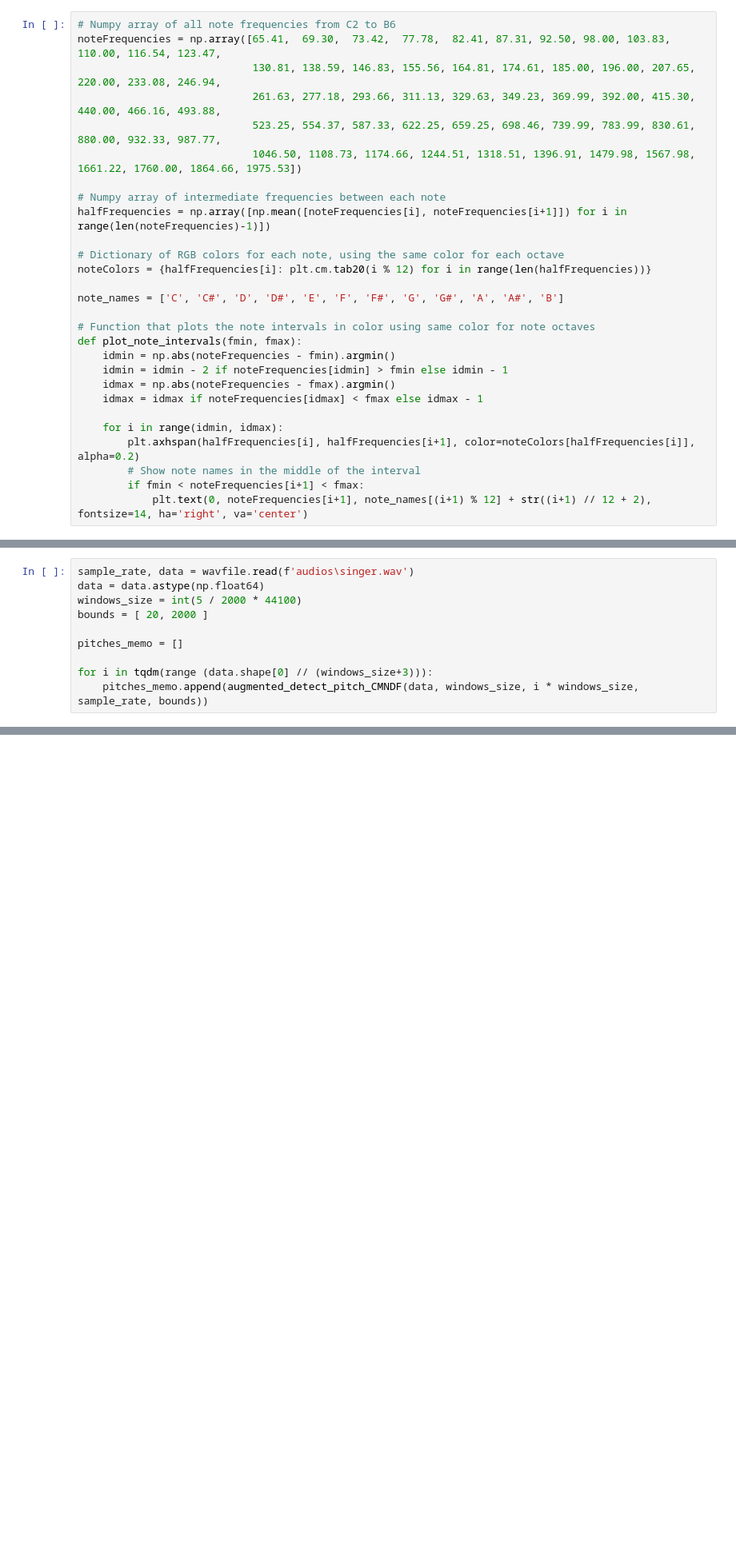
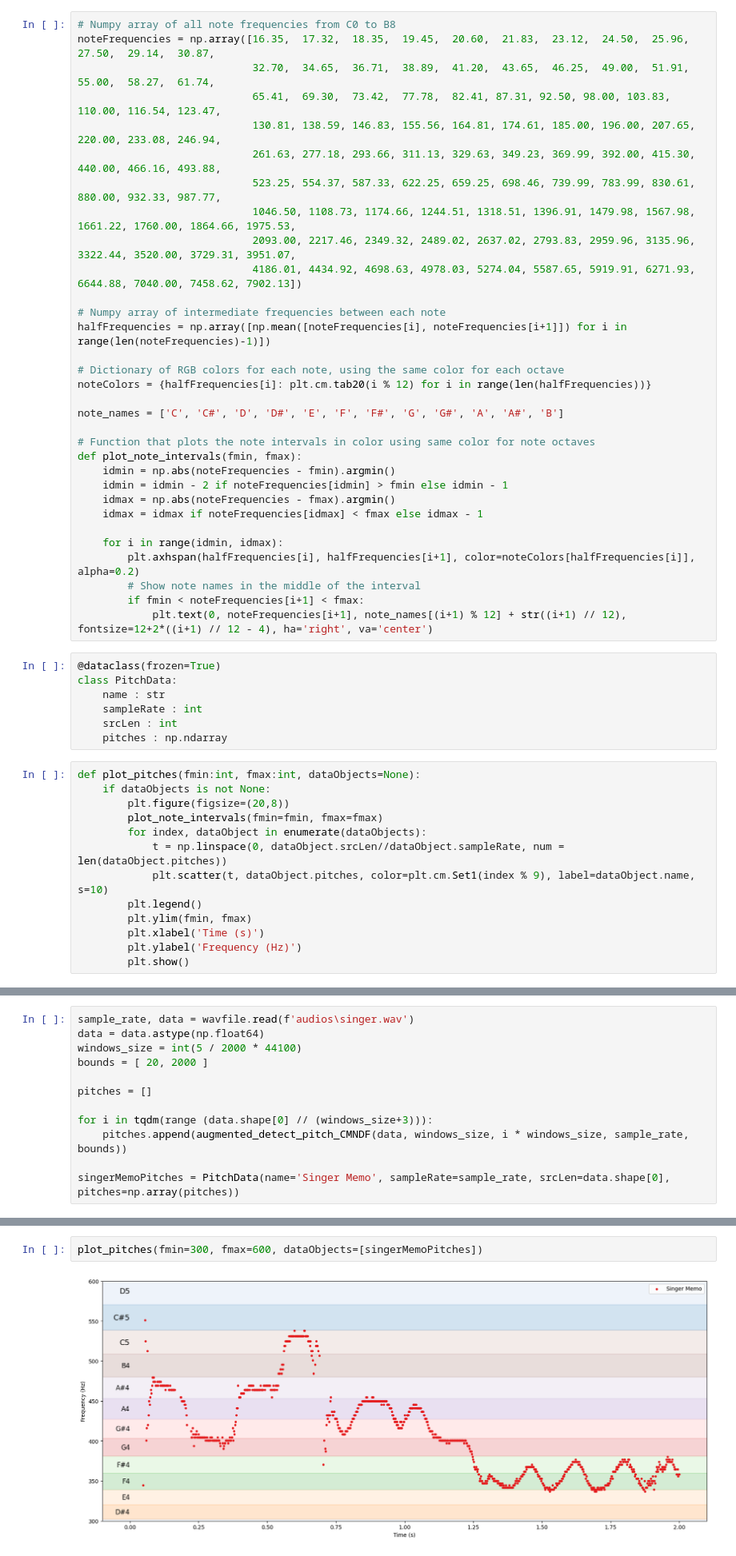
Before and after one commit to PabloSML/Pitch-Tracking, a Jupyter notebook: Notebooks/yin.ipynb, the cells around one changed output, grey strips where cells are left out. Shown at 80% size. Drawn from its saved outputs; the diff is of its cells as text; blank space fills up the shorter version.

Commit message:
Add plot function, new audio analysis

```diff
--- a/Notebooks/yin.ipynb
+++ b/Notebooks/yin.ipynb
@@ -70,12 +75,16 @@ def augmented_detect_pitch_CMNDF(f, W, t, sample_rate, bounds, thresh=0.1):  # A
         sample = np.argmin(CMNDF_vals) + bounds[0]
     return sample_rate / (sample + 1)
 # %%
-# Numpy array of all note frequencies from C2 to B6
-noteFrequencies = np.array([65.41,  69.30,  73.42,  77.78,  82.41, 87.31, 92.50, 98.00, 103.83, 110.00, 116.54, 123.47,
+# Numpy array of all note frequencies from C0 to B8
+noteFrequencies = np.array([16.35,  17.32,  18.35,  19.45,  20.60,  21.83,  23.12,  24.50,  25.96,  27.50,  29.14,  30.87,
+                            32.70,  34.65,  36.71,  38.89,  41.20,  43.65,  46.25,  49.00,  51.91,  55.00,  58.27,  61.74,
+                            65.41,  69.30,  73.42,  77.78,  82.41, 87.31, 92.50, 98.00, 103.83, 110.00, 116.54, 123.47,
                             130.81, 138.59, 146.83, 155.56, 164.81, 174.61, 185.00, 196.00, 207.65, 220.00, 233.08, 246.94,
                             261.63, 277.18, 293.66, 311.13, 329.63, 349.23, 369.99, 392.00, 415.30, 440.00, 466.16, 493.88,
                             523.25, 554.37, 587.33, 622.25, 659.25, 698.46, 739.99, 783.99, 830.61, 880.00, 932.33, 987.77,
-                            1046.50, 1108.73, 1174.66, 1244.51, 1318.51, 1396.91, 1479.98, 1567.98, 1661.22, 1760.00, 1864.66, 1975.53])
+                            1046.50, 1108.73, 1174.66, 1244.51, 1318.51, 1396.91, 1479.98, 1567.98, 1661.22, 1760.00, 1864.66, 1975.53,
+                            2093.00, 2217.46, 2349.32, 2489.02, 2637.02, 2793.83, 2959.96, 3135.96, 3322.44, 3520.00, 3729.31, 3951.07,
+                            4186.01, 4434.92, 4698.63, 4978.03, 5274.04, 5587.65, 5919.91, 6271.93, 6644.88, 7040.00, 7458.62, 7902.13])
 
 # Numpy array of intermediate frequencies between each note
 halfFrequencies = np.array([np.mean([noteFrequencies[i], noteFrequencies[i+1]]) for i in range(len(noteFrequencies)-1)])
@@ -96,4 +105,24 @@ def plot_note_intervals(fmin, fmax):
         plt.axhspan(halfFrequencies[i], halfFrequencies[i+1], color=noteColors[halfFrequencies[i]], alpha=0.2)
         # Show note names in the middle of the interval
         if fmin < noteFrequencies[i+1] < fmax:
-            plt.text(0, noteFrequencies[i+1], note_names[(i+1) % 12] + str((i+1) // 12 + 2), fontsize=14, ha='right', va='center')
+            plt.text(0, noteFrequencies[i+1], note_names[(i+1) % 12] + str((i+1) // 12), fontsize=12+2*((i+1) // 12 - 4), ha='right', va='center')
+# %%
+@dataclass(frozen=True)
+class PitchData:
+    name : str
+    sampleRate : int
+    srcLen : int
+    pitches : np.ndarray
+# %%
+def plot_pitches(fmin:int, fmax:int, dataObjects=None):
+    if dataObjects is not None:
+        plt.figure(figsize=(20,8))
+        plot_note_intervals(fmin=fmin, fmax=fmax)
+        for index, dataObject in enumerate(dataObjects):
+            t = np.linspace(0, dataObject.srcLen//dataObject.sampleRate, num = len(dataObject.pitches))
+            plt.scatter(t, dataObject.pitches, color=plt.cm.Set1(index % 9), label=dataObject.name, s=10)
+        plt.legend()
+        plt.ylim(fmin, fmax)
+        plt.xlabel('Time (s)')
+        plt.ylabel('Frequency (Hz)')
+        plt.show()
@@ -116,7 +147,9 @@ data = data.astype(np.float64)
 windows_size = int(5 / 2000 * 44100)
 bounds = [ 20, 2000 ]
 
-pitches_memo = []
+pitches = []
 
 for i in tqdm(range (data.shape[0] // (windows_size+3))):
-    pitches_memo.append(augmented_detect_pitch_CMNDF(data, windows_size, i * windows_size, sample_rate, bounds))
+    pitches.append(augmented_detect_pitch_CMNDF(data, windows_size, i * windows_size, sample_rate, bounds))
+
+singerMemoPitches = PitchData(name='Singer Memo', sampleRate=sample_rate, srcLen=data.shape[0], pitches=np.array(pitches))
@@ -179,0 +231,4 @@ plt.show()
+# %%
+plot_pitches(fmin=300, fmax=600, dataObjects=[singerMemoPitches])
+# %% [output]
+[figure, added]
```
Also changed, not shown: parts of 21 cells of this notebook, 7 other files.
